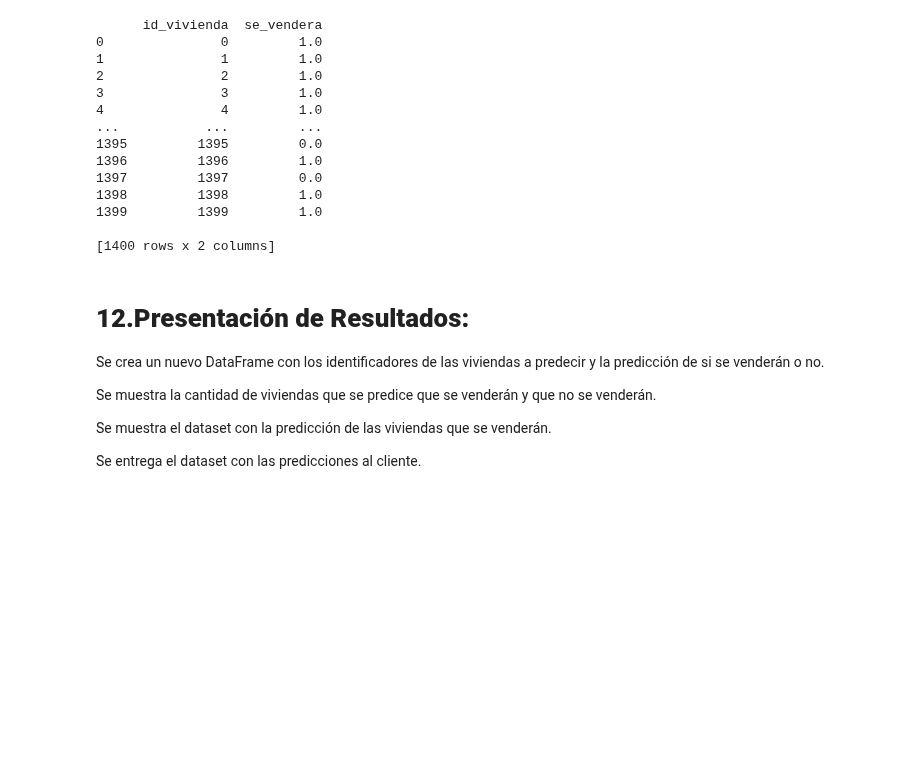
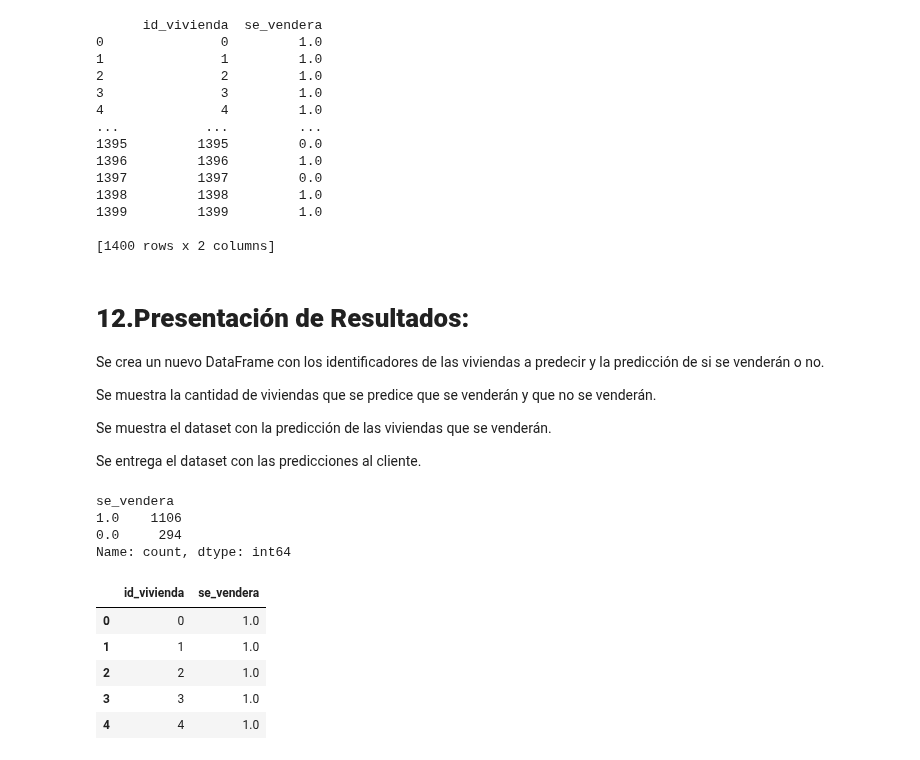
Before and after one commit to KARENCMP82/Python, a Jupyter notebook: ViviendaBasicoMio.ipynb, the cells around one changed output. Cells and saved outputs as stored; diff of their text form; code cells hidden in the pictures; blank space fills up the shorter version.

```diff
--- a/ViviendaBasicoMio.ipynb
+++ b/ViviendaBasicoMio.ipynb
@@ -319,3 +319,19 @@ Se muestra la cantidad de viviendas que se predice que se venderán y que no se
 Se muestra el dataset con la predicción de las viviendas que se venderán.
 
 Se entrega el dataset con las predicciones al cliente.
+# %%
+print(df_predicciones.value_counts('se_vendera'))
+# %% [output]
+se_vendera
+1.0    1106
+0.0     294
+Name: count, dtype: int64
+# %%
+df_predicciones.head(5)
+# %% [output]
+|  | id_vivienda | se_vendera |
+| 0 | 0 | 1.0 |
+| 1 | 1 | 1.0 |
+| 2 | 2 | 1.0 |
+| 3 | 3 | 1.0 |
+| 4 | 4 | 1.0 |
```
Also changed, not shown: parts of 2 cells of this notebook.
